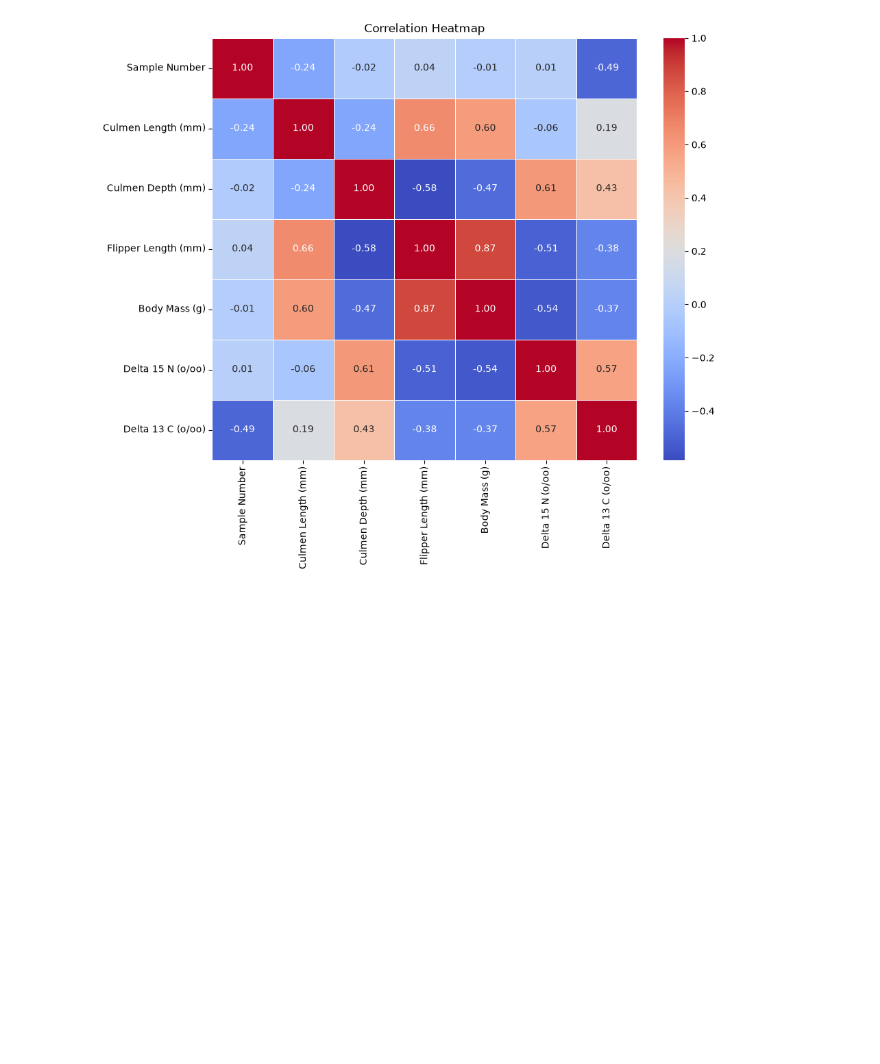
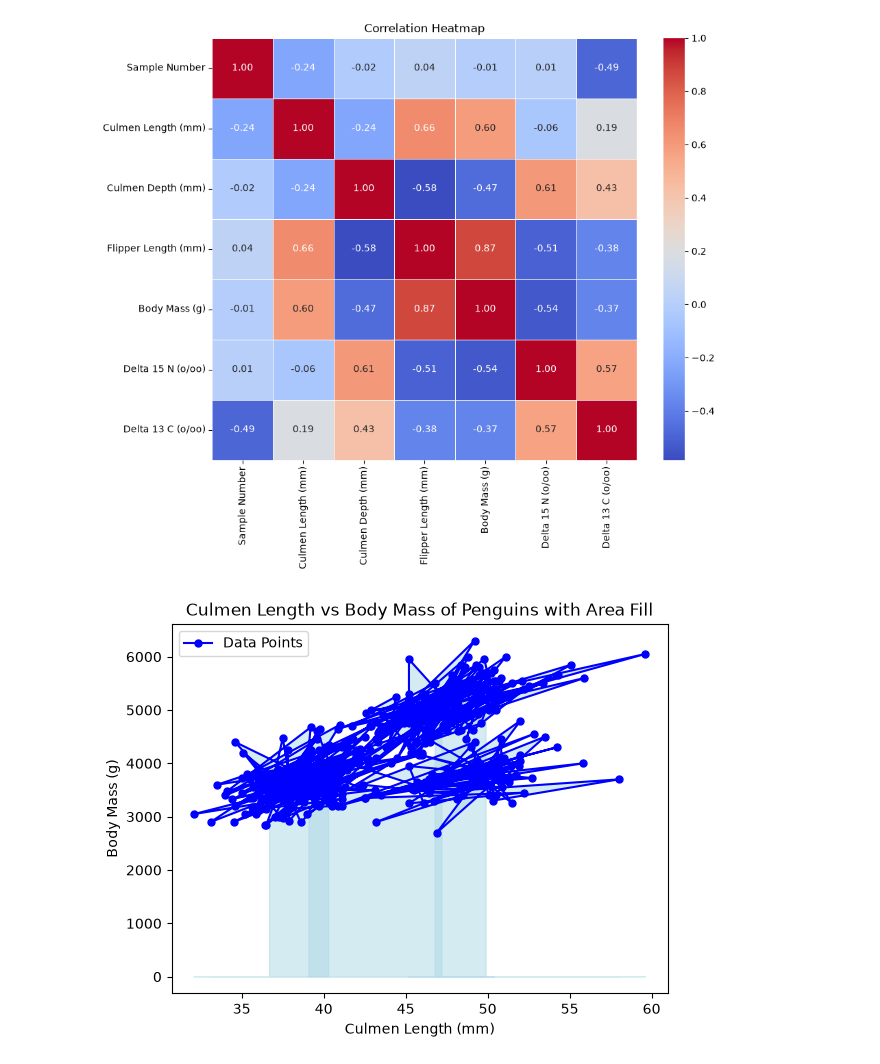
Before and after one commit to hareshanjeyanthiran/ICT-Class-2, a Jupyter notebook: Data sci/Project/Project 14/Penguins.ipynb, the cells around one changed output. Drawn from its saved outputs; the diff is of its cells as text; code cells hidden in the pictures; blank space fills up the shorter version.

```diff
--- a/Data sci/Project/Project 14/Penguins.ipynb
+++ b/Data sci/Project/Project 14/Penguins.ipynb
@@ -62,3 +62,13 @@ plt.title('Correlation Heatmap')
 plt.show()
 # %% [output]
 [figure]
+# %%
+plt.fill_between(df['Culmen Length (mm)'], df['Body Mass (g)'], color='lightblue', alpha=0.5)
+plt.plot(df['Culmen Length (mm)'], df['Body Mass (g)'], color='blue', marker='o', markersize=5, label='Data Points')
+plt.xlabel('Culmen Length (mm)')
+plt.ylabel('Body Mass (g)')
+plt.title('Culmen Length vs Body Mass of Penguins with Area Fill')
+plt.legend()
+plt.show()
+# %% [output]
+[figure, added]
```
